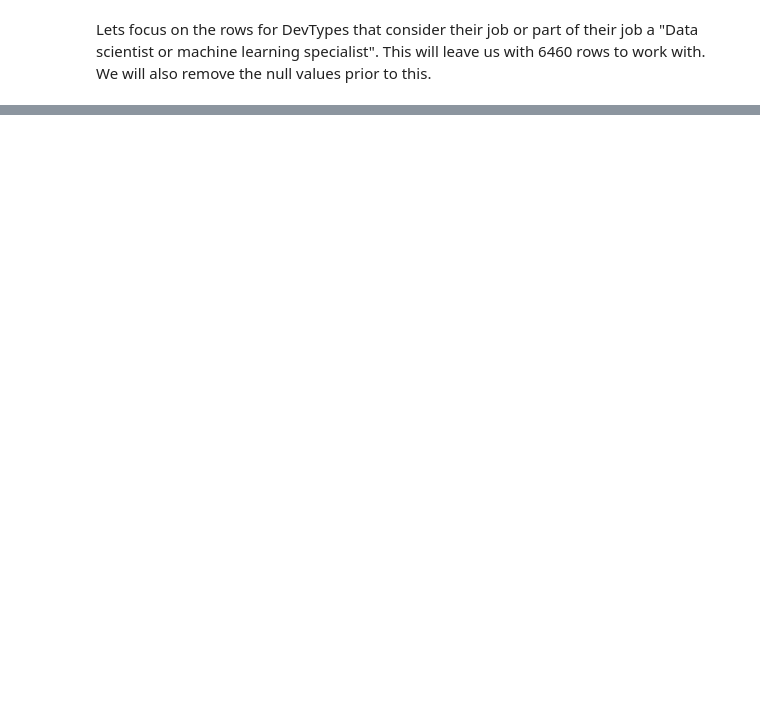
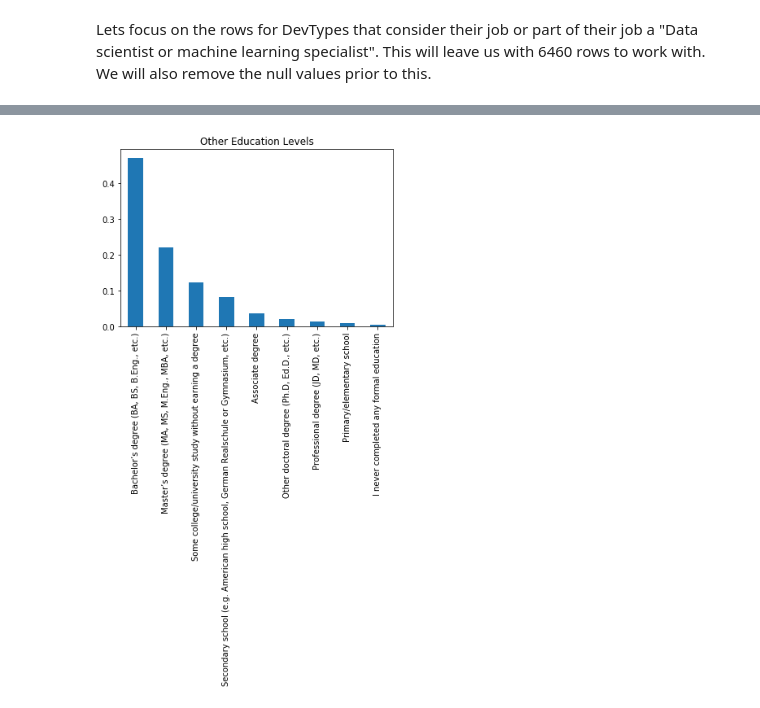
Before and after one commit to lilleboe/stackoverflow_research, a Jupyter notebook: research.ipynb, the cells around one changed output, grey strips where cells are left out. Saved outputs shown, nothing was run; the diff lists cells and outputs as text; code cells hidden in the pictures; blank space fills up the shorter version.

```diff
--- a/research.ipynb
+++ b/research.ipynb
@@ -173,0 +88,6 @@ props_df = clean_and_plot(df, list_values, col='DevType', title='Other Roles')
+# %%
+chart_values = df_non_ds.EdLevel.value_counts()
+(chart_values/df_non_ds.shape[0]).plot(kind="bar");
+plt.title("Other Education Levels");
+# %% [output]
+[figure, added]
```
Also changed, not shown: parts of 93 cells of this notebook.
